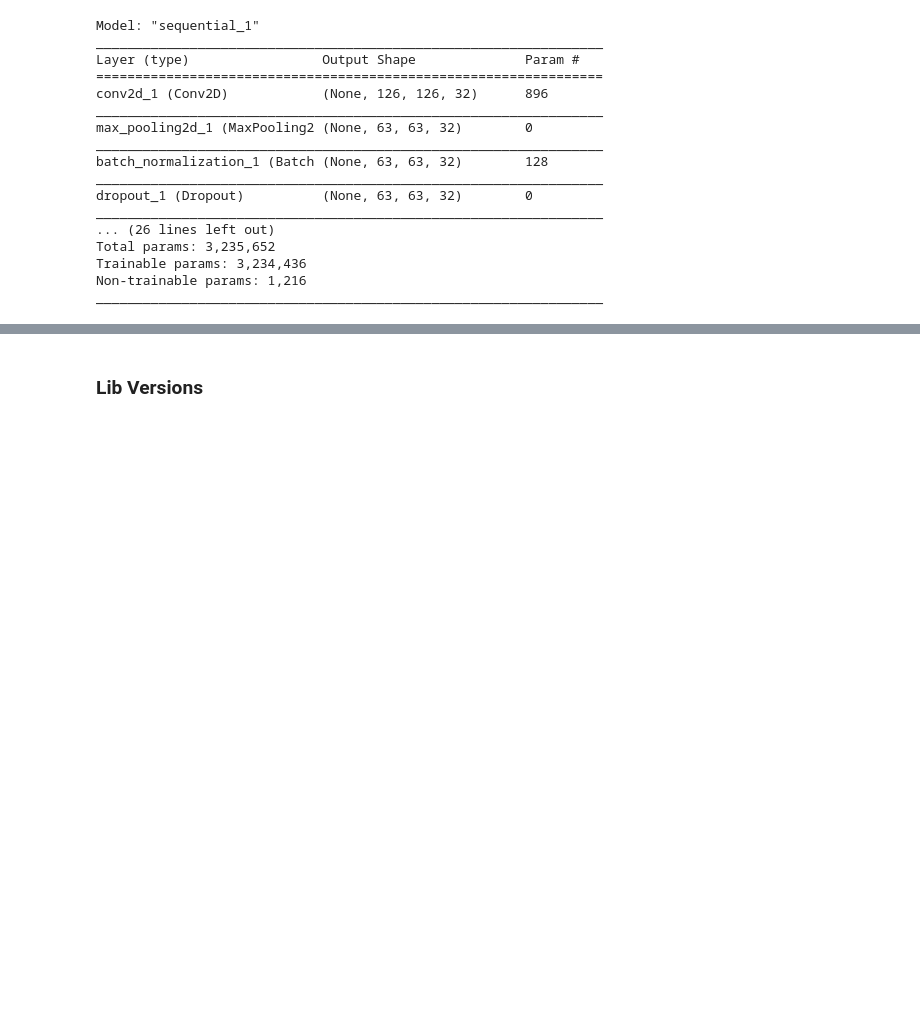
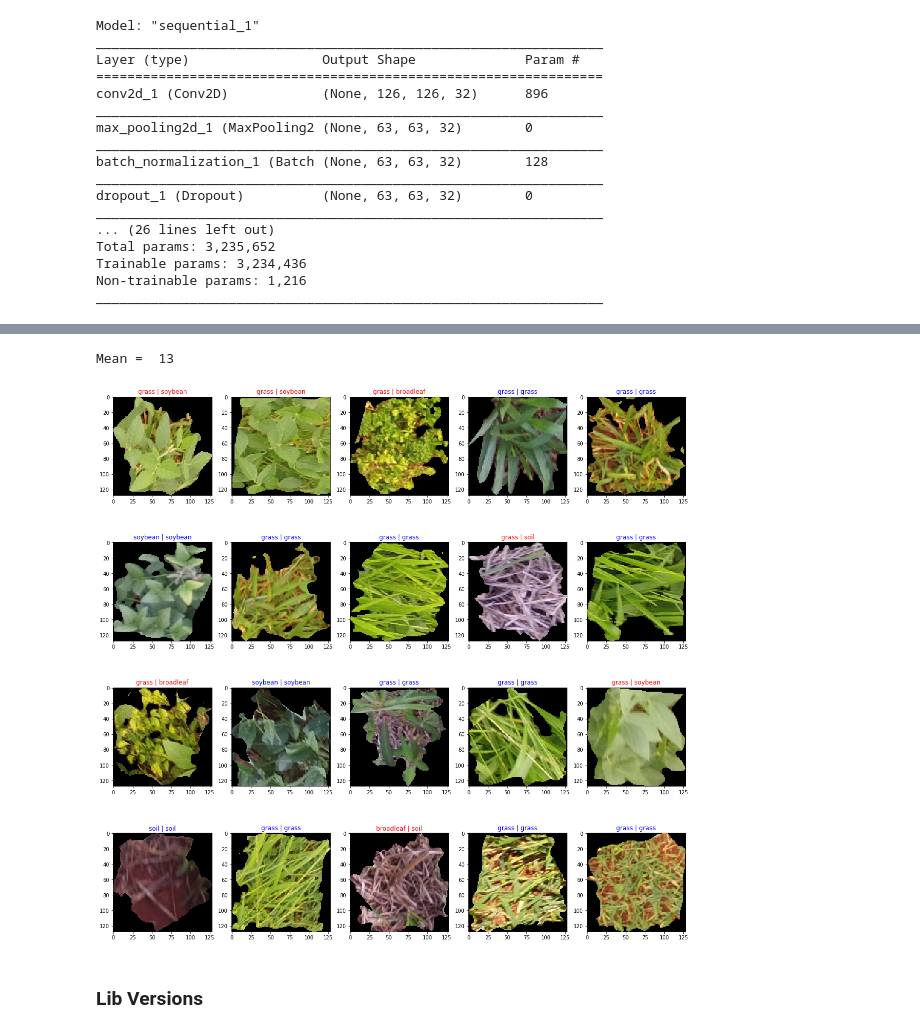
Before and after one commit to ThiagoBfim/Machine-Learning, a Jupyter notebook: TensorFlow/Weed detectition/Weed Detection in Soybean Crops - Keras.ipynb, the cells around one changed output, grey strips where cells are left out. Cells and saved outputs as stored; diff of their text form; code cells hidden in the pictures; blank space fills up the shorter version.

Commit message:
Create predict image

```diff
--- a/TensorFlow/Weed detectition/Weed Detection in Soybean Crops - Keras.ipynb
+++ b/TensorFlow/Weed detectition/Weed Detection in Soybean Crops - Keras.ipynb
@@ -203,3 +204,32 @@ ACCURACY : 0.8957247138023376
+# %%
+qtdElements = 20
+batch_holder = np.zeros((qtdElements, width, height, 3))
+correct_label = [0] * qtdElements
+shuffle(all_files)
+for i,file, in enumerate(all_files[0:qtdElements]):
+    correct_label[i] = file.split("/")[1].split("\\")[0]
+    img = image.load_img(file, target_size=(width,height))
+    batch_holder[i, :] = img
+
+result=model.predict_classes(batch_holder)
+
+mean = qtdElements
+fig = plt.figure(figsize=(20, 20))
+for i,img in enumerate(batch_holder):
+    fig.add_subplot(4,5, i+1)
+    title = classes[result[i]] + ' | ' + correct_label[i]
+    color = 'blue'
+    if classes[result[i]] != correct_label[i] :
+        color = 'red'
+        mean -=1;
+    plt.title(title, color=color)
+    plt.imshow(img/256.)
+
+print('Mean = ', mean)
+plt.show()
+# %% [output]
+Mean =  13
+[figure, added]
 # %% [markdown]
 ### Lib Versions
 # %%
```
Also changed, not shown: parts of 8 cells of this notebook, 2 other files.
